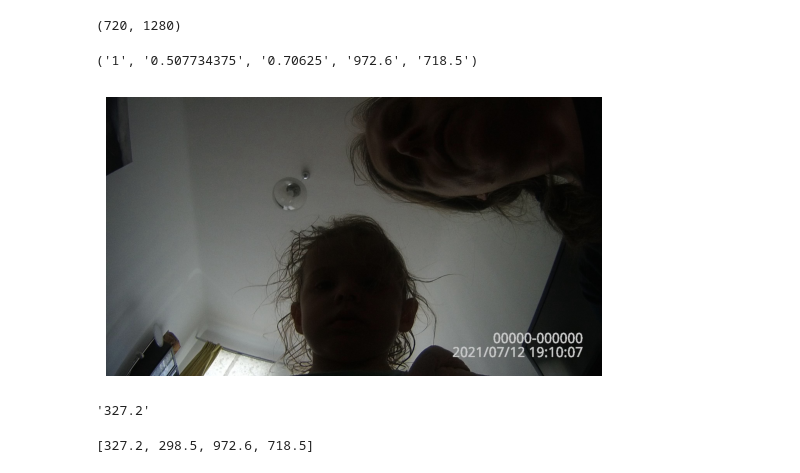
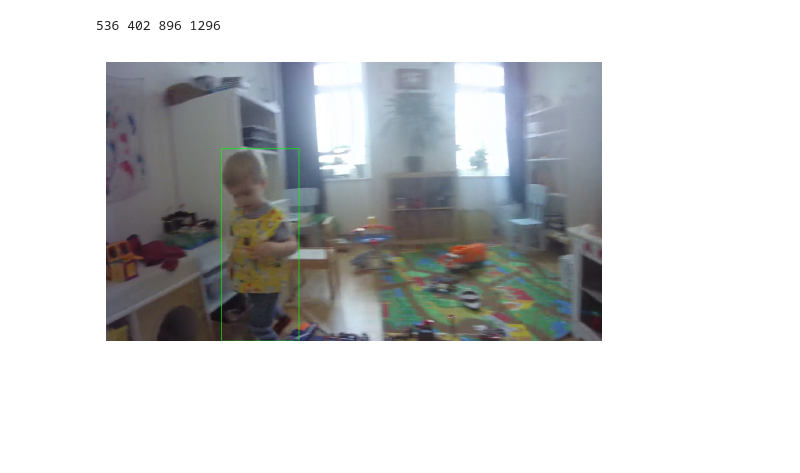
Before and after one commit to neleSuffo/naturalistic-social-analysis, a Jupyter notebook: notebooks/annotation_visualization.ipynb, the cells around one changed output. Saved outputs shown, nothing was run; the diff lists cells and outputs as text; code cells hidden in the pictures; blank space fills up the shorter version.

```diff
--- a/notebooks/annotation_visualization.ipynb
+++ b/notebooks/annotation_visualization.ipynb
@@ -52,49 +53,43 @@ def load_yolo_annotations(annotation_path) -> list:
                 class_id, x_center, y_center, width, height = parts
                 annotations.append((class_id, x_center, y_center, width, height))
     return annotations
-# %%
-frame = 'quantex_at_home_id257511_2021_07_12_01_000000'
-image_path = f'../../../ProcessedData/images/{frame}.jpg'
-img = cv2.imread(image_path)
-
-img_height, img_width = img.shape[:2]
-img_height, img_width
-# %% [output]
-(720, 1280)
 # %%
 # Paths to the image and annotation file
-frame = 'quantex_at_home_id257511_2021_07_12_01_000000'
-image_path = f'../../../ProcessedData/images/{frame}.jpg'
+frame = 'quantex_at_home_id255237_2022_05_08_03_004530'
+image_path_01 = f'../../../ProcessedData/yolo/images/train/{frame}.jpg'
+image_path_02 = f'../../../ProcessedData/yolo/images/val/{frame}.jpg'
 annotation_path_1 = f'../../../ProcessedData/yolo/labels/train/{frame}.txt'
 annotation_path_2 = f'../../../ProcessedData/yolo/labels/val/{frame}.txt'
 
-# if os.path.exists(annotation_path_1):
-#     annotation_path = annotation_path_1
-# elif os.path.exists(annotation_path_2):
-#     annotation_path = annotation_path_2
-# else:
-#     raise FileNotFoundError(f"Annotation file not found in either directory for frame: {frame}")
+if os.path.exists(annotation_path_1):
+    annotation_path = annotation_path_1
+elif os.path.exists(annotation_path_2):
+    annotation_path = annotation_path_2
+else:
+    raise FileNotFoundError(f"Annotation file not found in either directory for frame: {frame}")
 
-annotation_path = 'quantex_at_home_id257511_2021_07_12_01_000000.txt'
+if os.path.exists(image_path_01):
+    image_path = image_path_01
+elif os.path.exists(image_path_02):
+    image_path = image_path_02
+else:
+    raise FileNotFoundError(f"Image file not found in either directory for frame: {frame}")
 # Load the image
 img = cv2.imread(image_path)
-
-# Load YOLO annotations
 annotations = load_yolo_annotations(annotation_path)
 
 # Draw bounding boxes for all annotations
 for annotation in annotations:
-    print(annotation)
     class_id, x_center, y_center, width, height = annotation
     img = draw_yolo_bounding_box(img, x_center, y_center, width, height)
 
 # Convert BGR image to RGB for matplotlib
 img_rgb = cv2.cvtColor(img, cv2.COLOR_BGR2RGB)
 
 # Display the image with bounding boxes
 plt.imshow(img_rgb)
 plt.axis('off')  # Hide axes
 plt.show()
 # %% [output]
-('1', '0.507734375', '0.70625', '972.6', '718.5')
+536 402 896 1296
-[figure, old version]
+[figure, new version]
@@ -142,4 +95,0 @@ def convert_to_yolo_format(
-# %%
-x_center
-# %% [output]
-'327.2'
@@ -198,6 +95,0 @@ conn.close()
-# %%
-_, _, category_id, bbox, image_file_name, _ = annotations[0]
-bbox = json.loads(bbox)
-bbox
-# %% [output]
-[327.2, 298.5, 972.6, 718.5]
```
Also changed, not shown: parts of 7 cells of this notebook, 3 other files.
